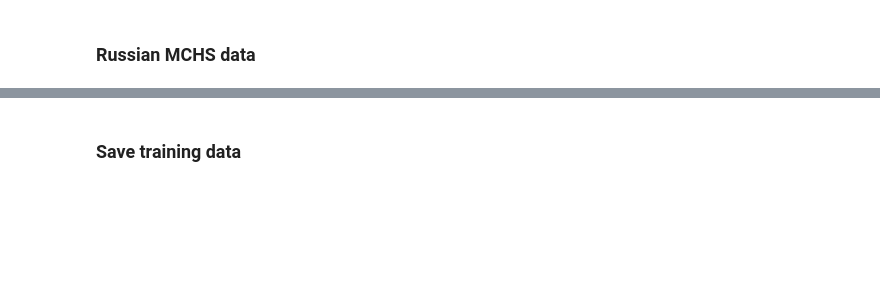
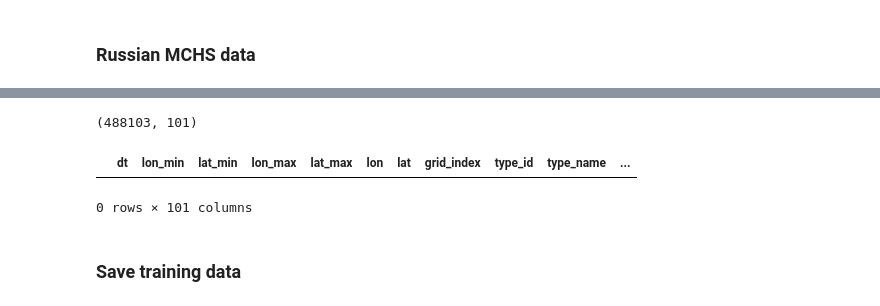
Before and after one commit to Illumaria/h2o-wildfire-challenge-2021, a Jupyter notebook: notebooks/collect_data.ipynb, the cells around one changed output, grey strips where cells are left out. Cells and saved outputs as stored; diff of their text form; code cells hidden in the pictures; blank space fills up the shorter version.

```diff
--- a/notebooks/collect_data.ipynb
+++ b/notebooks/collect_data.ipynb
@@ -120,0 +291,12 @@ df = pd.merge(
+# %%
+data5 = []
+for key, indexes in fifteen_km_radius.items():
+    subdata = nasa_fire_data.iloc[indexes][AGG_FEATURES].agg(["mean", "std", "max", "min"])
+    data5.append(pd.json_normalize({15: subdata.to_dict()}))
+data5 = pd.concat(data5, axis=0)
+# %%
+data.reset_index(inplace=True, drop=True)
+data2.reset_index(inplace=True, drop=True)
+data3.reset_index(inplace=True, drop=True)
+data4.reset_index(inplace=True, drop=True)
+data5.reset_index(inplace=True, drop=True)
@@ -121,3 +312,19 @@ df = pd.merge(
+# %%
+full_data = pd.concat([train_data, data, data2, data3, data4, data5, distance_data, closest_radius_values], axis=1, ignore_index=False)
+# %%
+full_data.shape
+# %% [output]
+(488103, 101)
+# %%
+full_data.loc[~full_data["2.BRIGHT_T31.max"].isnull(), [col for col in columns if col.startswith("2") and col.endswith(".std")]] = 0
+full_data.loc[~full_data["5.BRIGHT_T31.max"].isnull(), [col for col in columns if col.startswith("5") and col.endswith(".std")]] = 0
+full_data.loc[~full_data["10.BRIGHT_T31.max"].isnull(), [col for col in columns if col.startswith("10") and col.endswith(".std")]] = 0
+full_data.loc[~full_data["15.BRIGHT_T31.max"].isnull(), [col for col in columns if col.startswith("15") and col.endswith(".std")]] = 0
+# %%
+full_data.loc[~full_data["0.BRIGHT_T31.max"].isnull()]
+# %% [output]
+|  | dt | lon_min | lat_min | lon_max | lat_max | lon | lat | grid_index | type_id | type_name | ... |
+0 rows × 101 columns
 # %% [markdown]
 ### Save training data
 # %%
```
Also changed, not shown: parts of 50 cells of this notebook, 11 other files.
